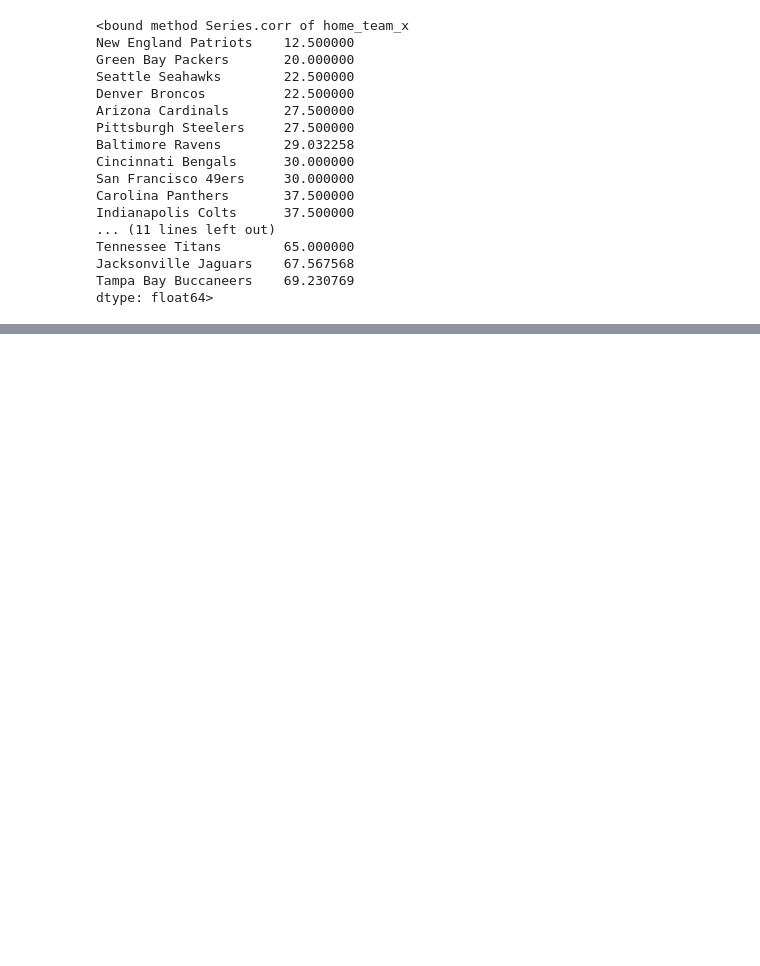
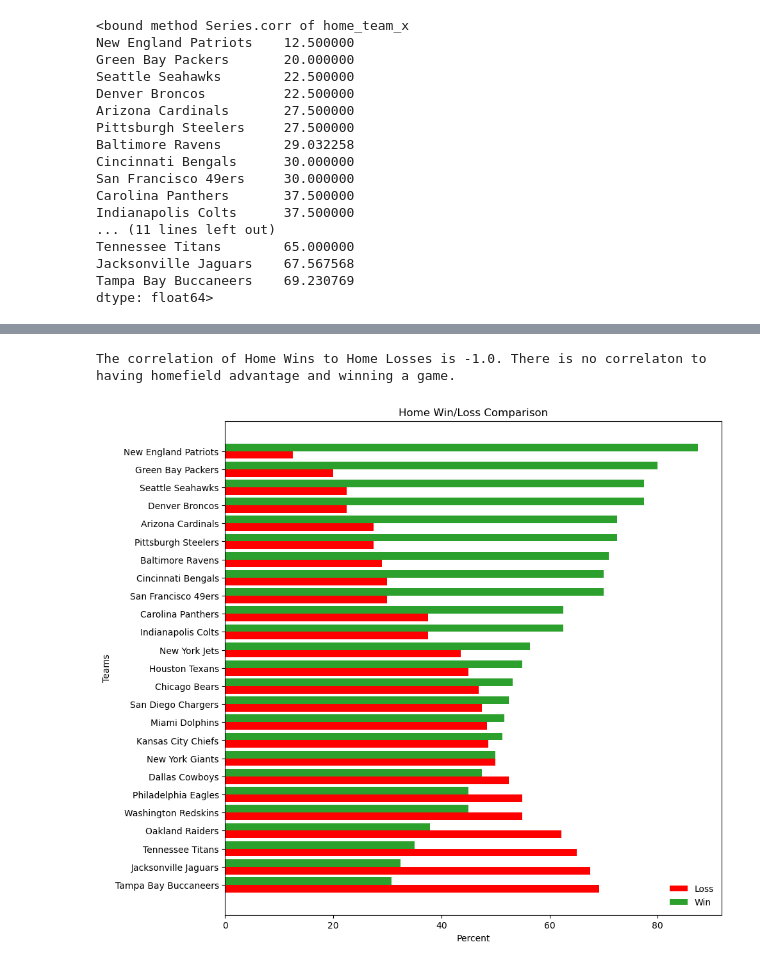
Before and after one commit to EmanPresley/SMU-Project-1-NFL-Arrests, a Jupyter notebook: Eman_work/Eman_work.ipynb, the cells around one changed output, grey strips where cells are left out. Drawn from its saved outputs; the diff is of its cells as text; code cells hidden in the pictures; blank space fills up the shorter version.

Commit message:
Updated code/colors

```diff
--- a/Eman_work/Eman_work.ipynb
+++ b/Eman_work/Eman_work.ipynb
@@ -306,0 +285,25 @@ The correlation of Home Wins to Home Losses is -1.0. There is no correlaton to h
+# %%
+#  How strong is home field advantage (correlation between home team and home team wins)
+# Credit to Prof Booth for the subplot bar chart code
+lw_corr = l.corr(w)
+print(f"The correlation of Home Wins to Home Losses is {lw_corr}. There is no correlaton to having homefield advantage and winning a game.")
+win_perc=win_perc.sort_values(ascending=True)
+loss_perc=loss_perc.sort_values(ascending=False)
+
+N = 25
+fig, ax = plt.subplots(figsize=(10,10))
+
+ind = np.arange(N)  # the x locations for the groups
+width=0.42
+rects1 = ax.barh(ind, loss_perc.values, width, color='red', label="Loss")
+rects2 = ax.barh(ind+width, win_perc.values, width, color='tab:green',label="Win")
+ax.set_xlabel("Percent")
+ax.set_ylabel("Teams")
+ax.set_title("Home Win/Loss Comparison")
+ax.set_yticks(ind + width / 2)
+ax.set_yticklabels(win_perc.index )
+ax.legend( (rects1[0], rects2[0]), ('Loss', 'Win'),frameon=False )
+plt.show()
+# %% [output]
+The correlation of Home Wins to Home Losses is -1.0. There is no correlaton to having homefield advantage and winning a game.
+[figure, added]
```
Also changed, not shown: parts of 8 cells of this notebook.
